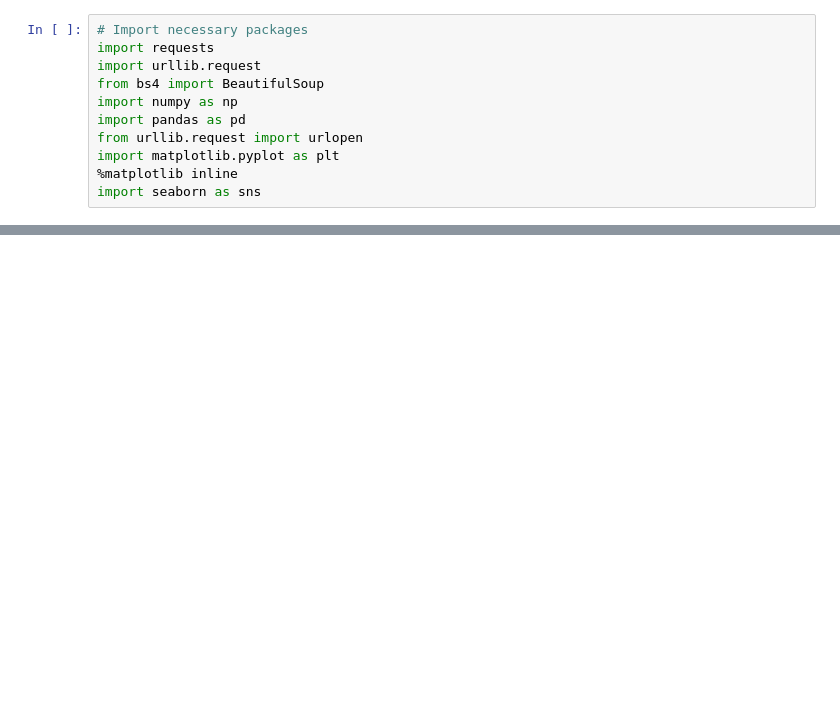
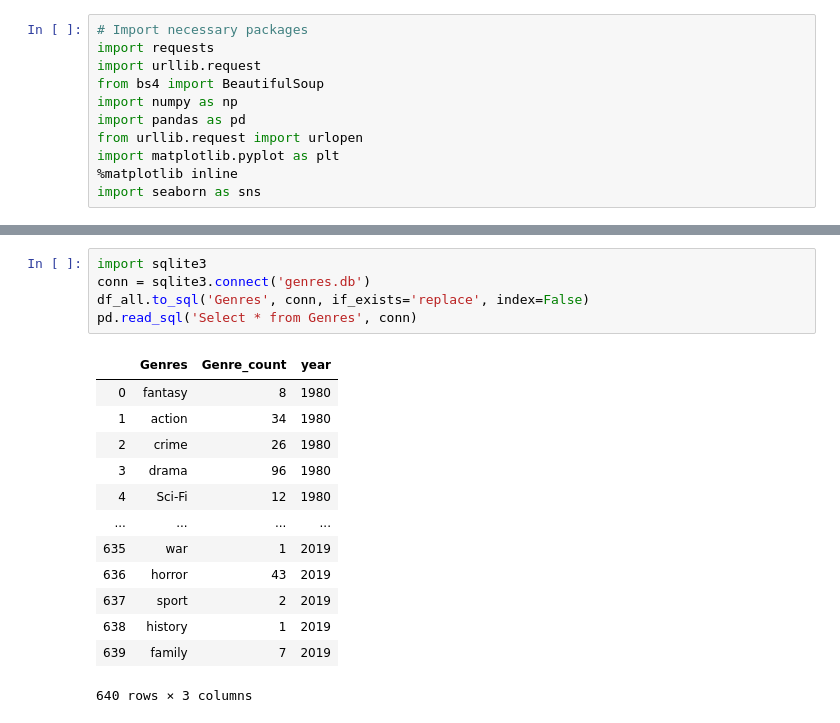
Before and after one commit to lauravlad/Events-and-movies, a Jupyter notebook: IMDB_scraping_popularity_for one year.ipynb, the cells around one changed output, grey strips where cells are left out. Cells and saved outputs as stored; diff of their text form; blank space fills up the shorter version.

```diff
--- a/IMDB_scraping_popularity_for one year.ipynb
+++ b/IMDB_scraping_popularity_for one year.ipynb
@@ -155,0 +337,19 @@ df.head()
+# %%
+import sqlite3
+conn = sqlite3.connect('genres.db')
+df_all.to_sql('Genres', conn, if_exists='replace', index=False)
+pd.read_sql('Select * from Genres', conn)
+# %% [output]
+|  | Genres | Genre_count | year |
+| 0 | fantasy | 8 | 1980 |
+| 1 | action | 34 | 1980 |
+| 2 | crime | 26 | 1980 |
+| 3 | drama | 96 | 1980 |
+| 4 | Sci-Fi | 12 | 1980 |
+| ... | ... | ... | ... |
+| 635 | war | 1 | 2019 |
+| 636 | horror | 43 | 2019 |
+| 637 | sport | 2 | 2019 |
+| 638 | history | 1 | 2019 |
+| 639 | family | 7 | 2019 |
+640 rows × 3 columns
```
Also changed, not shown: parts of 66 cells of this notebook, 3 other files.
